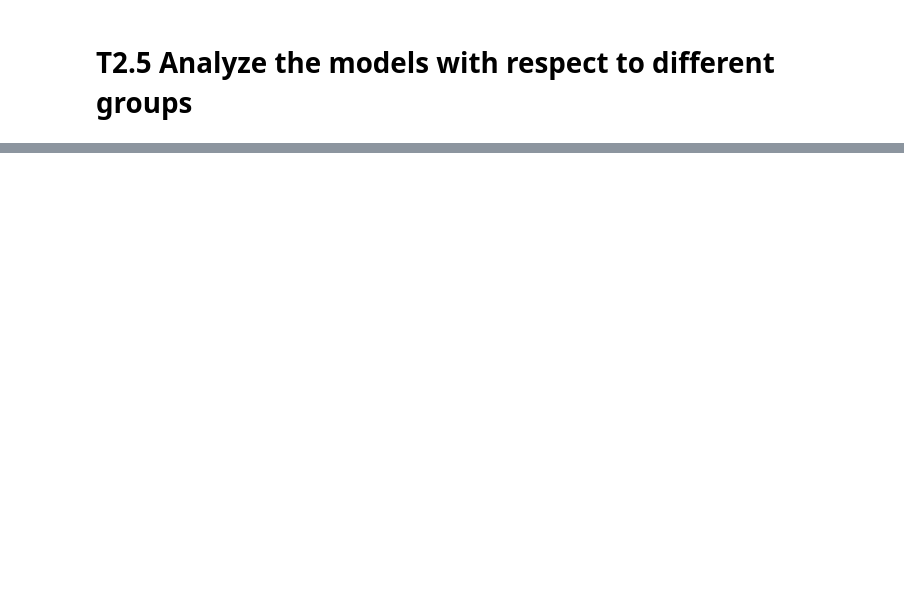
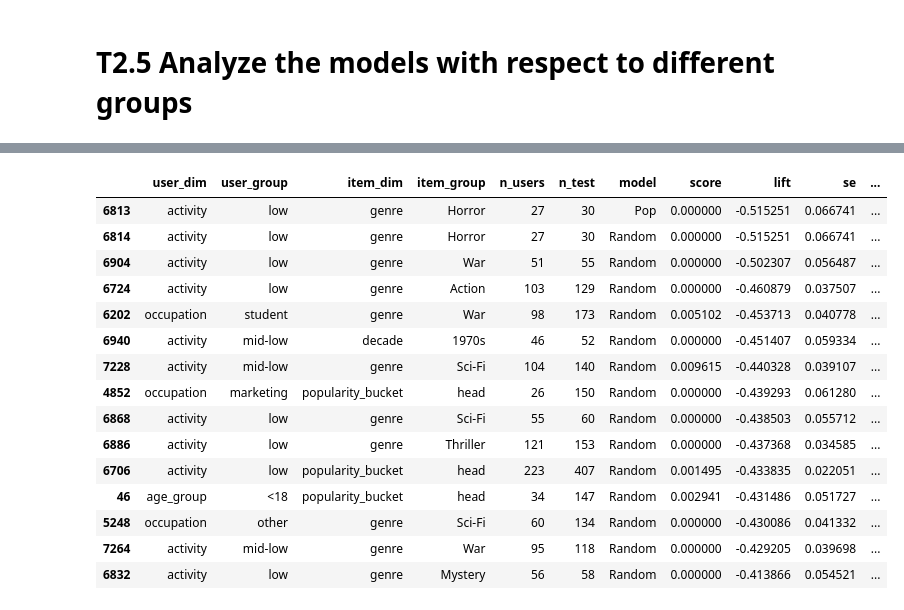
Before and after one commit to outofaditya/recommendation-labs, a Jupyter notebook: source/analysis/analyze_groups.ipynb, the cells around one changed output, grey strips where cells are left out. Cells and saved outputs as stored; diff of their text form; code cells hidden in the pictures; blank space fills up the shorter version.

Commit message:
feat(t2.5): add per group evaluation

```diff
--- a/source/analysis/analyze_groups.ipynb
+++ b/source/analysis/analyze_groups.ipynb
@@ -16,6 +27,16 @@ from source.metrics.ranking_metrics import RankingMetrics
 # %%
 # Config
-MODELS = ["EASE", "BPR"]
+MODELS = list(dict.fromkeys(["BPR", "EASE", "FISM", "ItemKNN", "UserKNN", "SLIMElastic", "NeuMF", "NeuMF", "LightGCN", "NGCF", "Pop", "Random", "TunedAugmentation", "TunedCascade", "TunedCombination", "TunedMetalevel", "TunedMixed", "TunedSwitching", "TunedWeighted"]))
+MODEL_COLORS = dict(zip(MODELS, plt.cm.tab20.colors))  # one colour per model, used in every plot
+K = 10
+ALPHA = 0.1  # FDR level used when flagging cells
+
+HIDDEN_SPLITS = ("train", "validation")  # never re-recommended
+TEST_SPLIT = "test"  # "unassigned" pairs remain candidates
+
+ACTIVITY_LABELS = ["low", "mid-low", "mid-high", "high"]
+POPULARITY_LABELS = ["long-tail", "low-mid", "high-mid", "head"]
+USER_DIMS = ["age_group", "gender", "occupation", "activity"]
 # %%
 def load_evaluation_data(prediction_file: str):
     """
@@ -23,7 +44,7 @@ def load_evaluation_data(prediction_file: str):
     Returns: (user_id2idx, item_id2idx, predicted_scores, train_mask, test_mask, validation_mask)
     """
     with RecommenderDataLoader(base_dir="../../results") as loader:
-        users, items, predicted_scores = loader.load_predictions(npz_filename=prediction_file)
+        users, items, predicted_scores = loader.load_predictions(npz_filename=prediction_file, npz_dir="tuned_predictions")
         num_users, num_items = predicted_scores.shape
 
         user_id2idx = {int(raw_id): idx for idx, raw_id in enumerate(users)}
@@ -529,17 +694,19 @@ def plot_pair(cross: pd.DataFrame, user_dim: str, item_dim: str, model_a: str, m
 # %%
 data = build_evaluation_data(df, MODELS)
-distance_matrix = BeyondAccuracyMetrics.build_genre_distance_matrix(list(data.items["genres"]), data.relevant.shape[1], jaccard_distance)
 user_groups, item_groups = make_user_groups(data), make_item_groups(data)
 
-user_tbl = user_group_table(data, user_groups, distance_matrix)
-item_tbl = item_group_table(data, item_groups)
-
-# Screening: all combinations at once
-cells = screen_cells(data, user_groups, item_groups, "EASE", "BPR")
+cells, winners = screen_cells(data, user_groups, item_groups, MODELS)
 cross = add_interaction(cells)
 
-pairs = rank_dimension_pairs(cross, "EASE", "BPR")   # 1. which matrices matter
-notable_cells(cross, by="gap")                                  # 2. where one model clearly wins
-notable_cells(cross, by="interaction")                          # 3. surprising combinations
-plot_pair(cross, "activity", "pop_bucket", "EASE", "BPR")       # 4. plot the top pairs only
+# 1. Where is each model strong? (the headline plots for the task)
+plot_model_profile(cells, MODELS, side="user")
+plot_model_profile(cells, MODELS, side="item")
+
+# 2. Which dimension combinations deserve a closer look?
+pairs = rank_dimension_pairs(cross, winners)
+print(pairs.head(10))
+
+# 3. Plot the top combinations
+for user_dim, item_dim in pairs.head(3).index:
+    plot_pair(cross, winners, user_dim, item_dim, user_groups, item_groups, MODELS)
 # %% [output]
@@ -546,0 +730,20 @@ AttributeError: type object 'RankingMetrics' has no attribute 'calculate_per_use
+# %%
+# 4. Concrete findings as tables
+notable_cells(cross, by="lift")                      # biggest significant wins/losses
+# %% [output]
+|  | user_dim | user_group | item_dim | item_group | n_users | n_test | model | score | lift | se | ... |
+| 6813 | activity | low | genre | Horror | 27 | 30 | Pop | 0.000000 | -0.515251 | 0.066741 | ... |
+| 6814 | activity | low | genre | Horror | 27 | 30 | Random | 0.000000 | -0.515251 | 0.066741 | ... |
+| 6904 | activity | low | genre | War | 51 | 55 | Random | 0.000000 | -0.502307 | 0.056487 | ... |
+| 6724 | activity | low | genre | Action | 103 | 129 | Random | 0.000000 | -0.460879 | 0.037507 | ... |
+| 6202 | occupation | student | genre | War | 98 | 173 | Random | 0.005102 | -0.453713 | 0.040778 | ... |
+| 6940 | activity | mid-low | decade | 1970s | 46 | 52 | Random | 0.000000 | -0.451407 | 0.059334 | ... |
+| 7228 | activity | mid-low | genre | Sci-Fi | 104 | 140 | Random | 0.009615 | -0.440328 | 0.039107 | ... |
+| 4852 | occupation | marketing | popularity_bucket | head | 26 | 150 | Random | 0.000000 | -0.439293 | 0.061280 | ... |
+| 6868 | activity | low | genre | Sci-Fi | 55 | 60 | Random | 0.000000 | -0.438503 | 0.055712 | ... |
+| 6886 | activity | low | genre | Thriller | 121 | 153 | Random | 0.000000 | -0.437368 | 0.034585 | ... |
+| 6706 | activity | low | popularity_bucket | head | 223 | 407 | Random | 0.001495 | -0.433835 | 0.022051 | ... |
+| 46 | age_group | <18 | popularity_bucket | head | 34 | 147 | Random | 0.002941 | -0.431486 | 0.051727 | ... |
+| 5248 | occupation | other | genre | Sci-Fi | 60 | 134 | Random | 0.000000 | -0.430086 | 0.041332 | ... |
+| 7264 | activity | mid-low | genre | War | 95 | 118 | Random | 0.000000 | -0.429205 | 0.039698 | ... |
+| 6832 | activity | low | genre | Mystery | 56 | 58 | Random | 0.000000 | -0.413866 | 0.054521 | ... |
```
Also changed, not shown: parts of 9 cells of this notebook, 6 other files.
